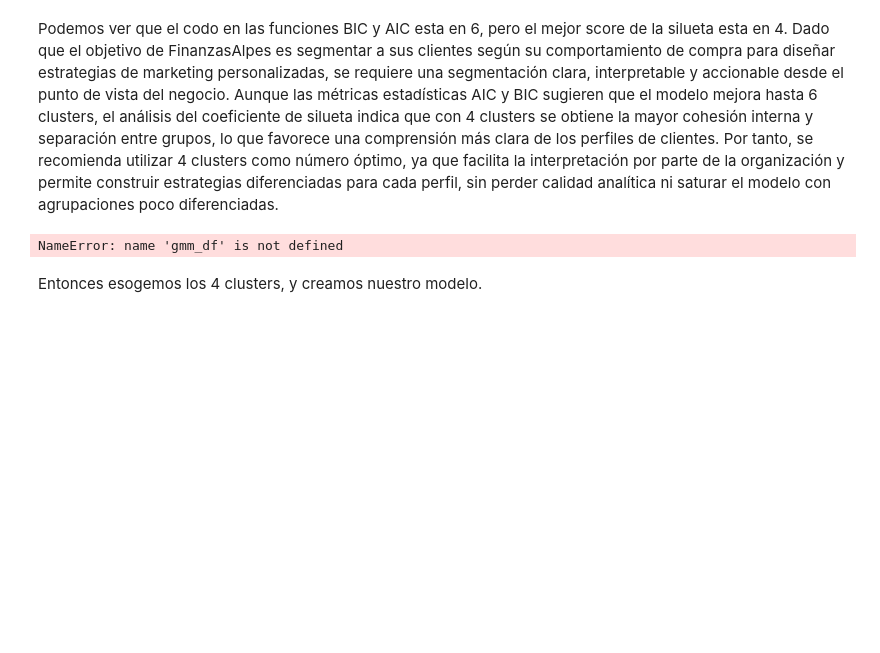
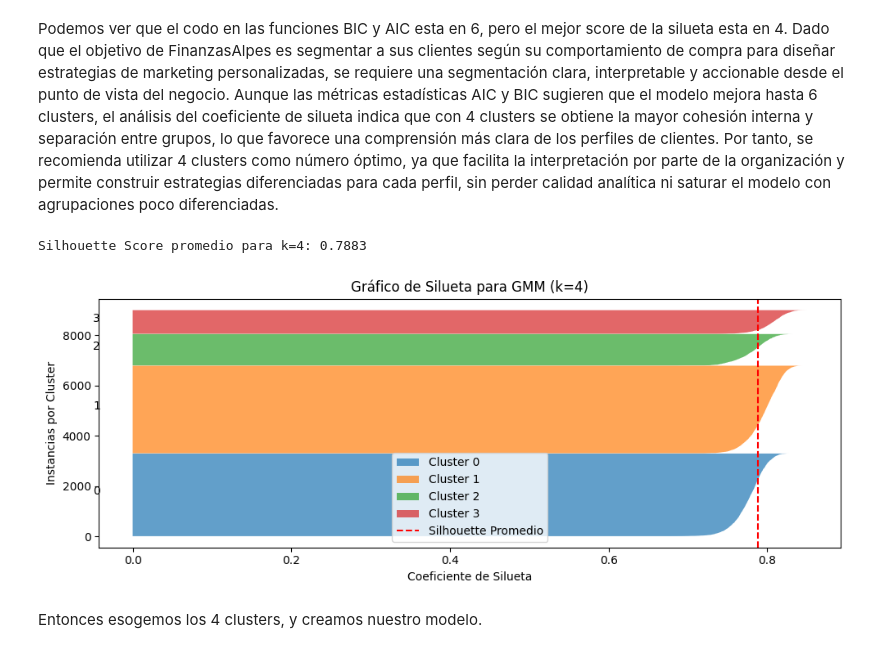
Before and after one commit to j4vierb/FinanzasAlpes-lab2, a Jupyter notebook: v1.ipynb, the cells around one changed output. Saved outputs shown, nothing was run; the diff lists cells and outputs as text; code cells hidden in the pictures; blank space fills up the shorter version.

```diff
--- a/v1.ipynb
+++ b/v1.ipynb
@@ -813,49 +813,54 @@ plt.show()
 # %% [markdown]
 Podemos ver que el codo en las funciones BIC y AIC esta en 6, pero el mejor score de la silueta esta en 4. Dado que el objetivo de FinanzasAlpes es segmentar a sus clientes según su comportamiento de compra para diseñar estrategias de marketing personalizadas, se requiere una segmentación clara, interpretable y accionable desde el punto de vista del negocio. Aunque las métricas estadísticas AIC y BIC sugieren que el modelo mejora hasta 6 clusters, el análisis del coeficiente de silueta indica que con 4 clusters se obtiene la mayor cohesión interna y separación entre grupos, lo que favorece una comprensión más clara de los perfiles de clientes. Por tanto, se recomienda utilizar 4 clusters como número óptimo, ya que facilita la interpretación por parte de la organización y permite construir estrategias diferenciadas para cada perfil, sin perder calidad analítica ni saturar el modelo con agrupaciones poco diferenciadas.
 # %%
+from sklearn.mixture import GaussianMixture
 from sklearn.metrics import silhouette_samples, silhouette_score
 import matplotlib.pyplot as plt
 import numpy as np
 
-# Datos sin la columna ID ni GMM_Cluster
-X = gmm_df.drop(columns=['ID', 'GMM_Cluster'])
+# Usamos el dataframe ya escalado: `transformed_df`
+X = transformed_df.drop(columns=['ID'])
 
-# Obtener etiquetas del modelo GMM que ya entrenaste
-labels = gmm_df['GMM_Cluster']
+# Entrenamos el modelo GMM con k=4
+gmm = GaussianMixture(n_components=4, random_state=42)
+gmm.fit(X)
 
-# Calcular el score promedio de silueta
+# Obtenemos las etiquetas (clusters)
+labels = gmm.predict(X)
+
+# Silhouette promedio
 avg_score = silhouette_score(X, labels)
 print(f"Silhouette Score promedio para k=4: {avg_score:.4f}")
 
-# Calcular el score individual por muestra
+# Silhouette por instancia
 silhouette_vals = silhouette_samples(X, labels)
 
-# Crear el gráfico
+# Gráfico de silueta
 plt.figure(figsize=(10, 4))
 y_lower = 10
+
 for i in range(4):
     cluster_silhouette_vals = silhouette_vals[labels == i]
     cluster_silhouette_vals.sort()
     size_cluster_i = cluster_silhouette_vals.shape[0]
     y_upper = y_lower + size_cluster_i
 
     plt.fill_betweenx(np.arange(y_lower, y_upper),
                       0, cluster_silhouette_vals,
                       alpha=0.7, label=f'Cluster {i}')
     plt.text(-0.05, y_lower + 0.5 * size_cluster_i, str(i))
     y_lower = y_upper + 10
 
-# Línea del promedio
 plt.axvline(avg_score, color="red", linestyle="--", label="Silhouette Promedio")
-
-plt.title("Gráfico de Silueta para GMM (k=6)")
+plt.title("Gráfico de Silueta para GMM (k=4)")
 plt.xlabel("Coeficiente de Silueta")
 plt.ylabel("Instancias por Cluster")
 plt.legend()
 plt.tight_layout()
 plt.show()
 # %% [output]
-NameError: name 'gmm_df' is not defined
+Silhouette Score promedio para k=4: 0.7883
+[figure, added]
 # %% [markdown]
 Entonces esogemos los 4 clusters, y creamos nuestro modelo.
 # %%
```
Also changed, not shown: parts of 5 cells of this notebook.
